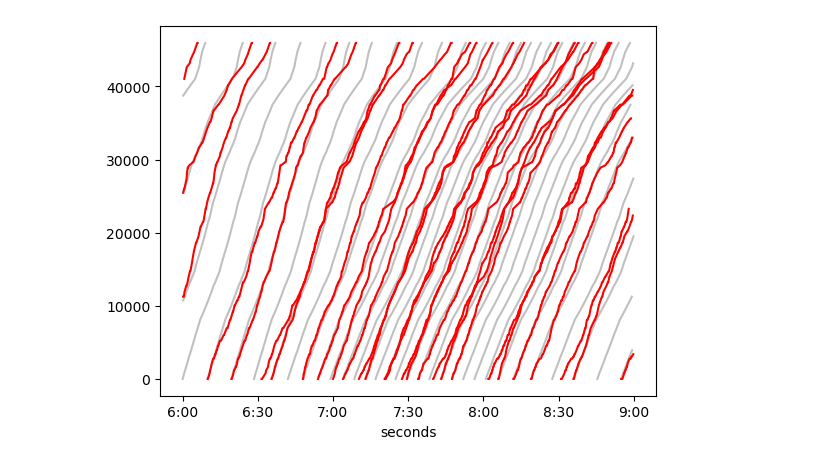
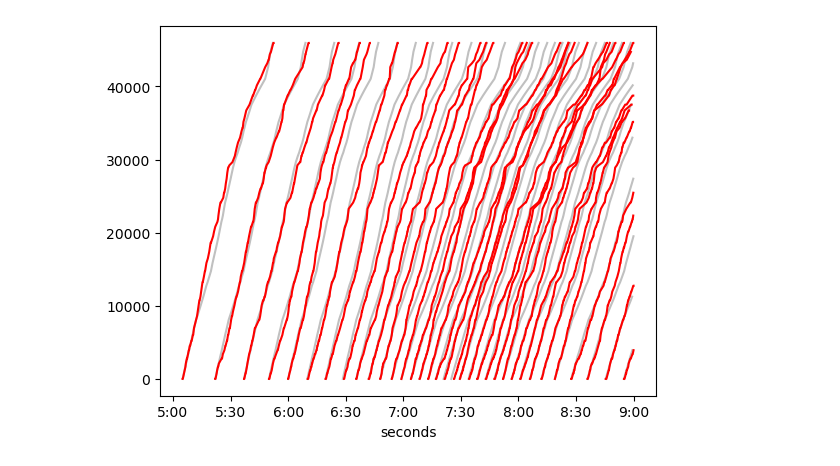
Before and after one commit to joerovar/transit-centric-smart-mobility-system, a Jupyter notebook: src/04_SIMULATION/scratch.ipynb, the cells around one changed output. Cells and saved outputs as stored; diff of their text form; code cells hidden in the pictures.

```diff
--- a/src/04_SIMULATION/scratch.ipynb
+++ b/src/04_SIMULATION/scratch.ipynb
@@ -15,29 +15,29 @@ gtfs_stop_t_df = gtfs_stop_t_df[gtfs_stop_t_df['trip_id'].isin(focus_trip_ids)]
 gtfs_stop_t_df.to_csv('in/raw/gtfs/stop_times2.txt', index=False)
 # %%
 # THIS IS HOW TO CREATE TRAJECTORY PLOTS
-df_out = pd.read_pickle('out/NC_Terminal/0621-144310-trip_record_outbound.pkl')
+df_out = pd.read_pickle('out/NC_Terminal/0626-203841-trip_record_outbound.pkl')
 df_out.columns
 df_arr_t = df_out[['trip_id', 'replication', 'dist_traveled', 'arr_sec']].copy()
 df_arr_t = df_arr_t.rename(columns={'arr_sec': 'seconds'})
 df_dep_t = df_out[['trip_id', 'replication', 'dist_traveled', 'dep_sec']].copy()
 df_dep_t = df_dep_t.rename(columns={'dep_sec': 'seconds'})
 df_sched_t = df_out[['trip_id', 'replication', 'dist_traveled', 'schd_sec']].copy()
 df_times = pd.concat([df_arr_t, df_dep_t], axis=0, ignore_index=True)
 df_times = df_times.sort_values(by=['trip_id', 'seconds'])
 df_sched_t = df_sched_t.sort_values(by=['trip_id', 'schd_sec'])
 replication = 1
-time_period = (6*60*60, 9*60*60)
+time_period = (5*60*60, 9*60*60)
 df_times_rep = df_times[df_times['replication'] == replication].copy()
 df_times_rep = df_times_rep[(df_times_rep['seconds'] >= time_period[0]) & (df_times_rep['seconds'] <= time_period[1])]
 df_times_rep = df_times_rep.set_index('seconds')
 df_sched_t_rep = pd.DataFrame(sched_out_trajectories, columns=['trip_id', 'schd_sec', 'dist_traveled'])
 df_sched_t_rep = df_sched_t_rep[(df_sched_t_rep['schd_sec'] >= time_period[0]) & (df_sched_t_rep['schd_sec'] <= time_period[1])]
 df_sched_t_rep = df_sched_t_rep.set_index('schd_sec')
 df_sched_t_rep.groupby('trip_id')['dist_traveled'].plot(color='silver')
 df_times_rep.groupby('trip_id')['dist_traveled'].plot(color='red')
 x_ticks = [x for x in range(time_period[0], time_period[1]+30*60, 30*60)]
 x_labels = [str(timedelta(seconds=round(x)))[:-3] for x in x_ticks]
 plt.xticks(ticks=x_ticks, labels=x_labels)
 plt.show()
 # %% [output]
-[figure, old version]
+[figure, new version]
```
Also changed, not shown: parts of 4 cells of this notebook, 30 other files.
